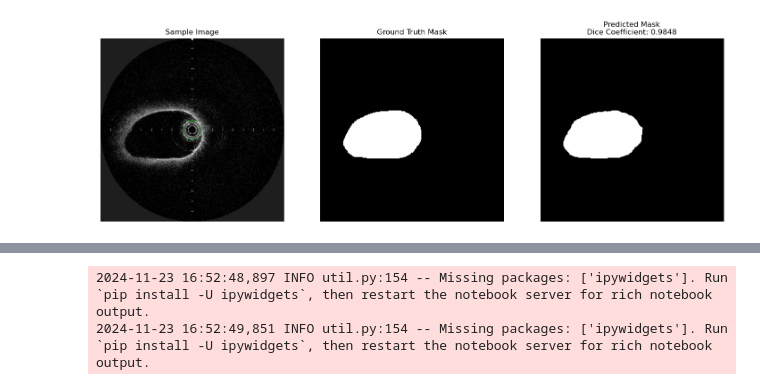
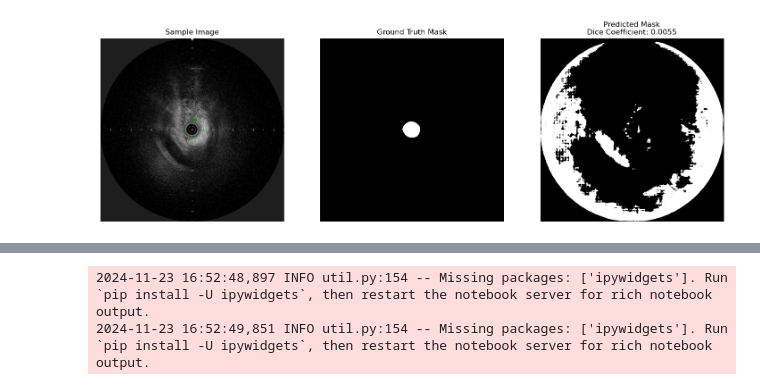
Before and after one commit to SamuelJessen/OCTSegmenter, a Jupyter notebook: training_loop_medsam.ipynb, the cells around one changed output, grey strips where cells are left out. Saved outputs shown, nothing was run; the diff lists cells and outputs as text; code cells hidden in the pictures.

```diff
--- a/training_loop_medsam.ipynb
+++ b/training_loop_medsam.ipynb
@@ -12,12 +253,13 @@ from tqdm import tqdm
 import torch.optim as optim
 import segmentation_models_pytorch as smp
 from segment_anything import sam_model_registry
-from models import MedSAM, UnetNoPretraining
 
 root_dir = r"D:\OneDrive - Aarhus Universitet\9. Semester\Deep Learning\data_terumo_smoke_test"
 MedSAM_CKPT_PATH = r"D:\OneDrive - Aarhus Universitet\9. Semester\Deep Learning\medsam\medsam_vit_b.pth"
 
 device = "cuda" if torch.cuda.is_available() else "cpu"
+
+device = torch.device("cpu")
 
 # Prepare datasets for the fold
 transform = transforms.Compose([
@@ -166,7 +405,7 @@ Compile with `TORCH_USE_CUDA_DSA` to enable device-side assertions.
 net.eval()
 
 # Load a sample image from the dataset
-sample_image, sample_mask, _, _ = dataset[50]  # Change the index to load a different sample
+sample_image, sample_mask, _, _ = dataset[0]  # Change the index to load a different sample
 
 # Move the sample image to the appropriate device
 sample_image = sample_image.to(device).unsqueeze(0)  # Add batch dimension
@@ -176,31 +415,31 @@ sample_bbox = torch.tensor([[0, 0, 1024, 1024]], dtype=torch.float32).unsqueeze(
 
 # Make a prediction
 with torch.no_grad():
     prediction = net(sample_image, sample_bbox)
 
 # Convert the prediction to a binary mask
 predicted_mask = (prediction > 0.5).float()
 
 criterion = DiceLoss()
 
 # Calculate Dice coefficient
 dice_coefficient = 1 - criterion(predicted_mask, sample_mask.to(device))
 
 # Plot the sample image, ground truth mask, and predicted mask
 fig, ax = plt.subplots(1, 3, figsize=(18, 6))
 
 ax[0].imshow(sample_image.squeeze().permute(1, 2, 0).cpu().numpy())
 ax[0].set_title("Sample Image")
 ax[0].axis('off')
 
 ax[1].imshow(sample_mask.squeeze().cpu().numpy(), cmap='gray')
 ax[1].set_title("Ground Truth Mask")
 ax[1].axis('off')
 
 ax[2].imshow(predicted_mask.squeeze().cpu().numpy(), cmap='gray')
 ax[2].set_title(f"Predicted Mask\nDice Coefficient: {dice_coefficient:.4f}")
 ax[2].axis('off')
 
 plt.show()
 # %% [output]
-[figure, old version]
+[figure, new version]
```
Also changed, not shown: parts of 11 cells of this notebook, 11 other files.
